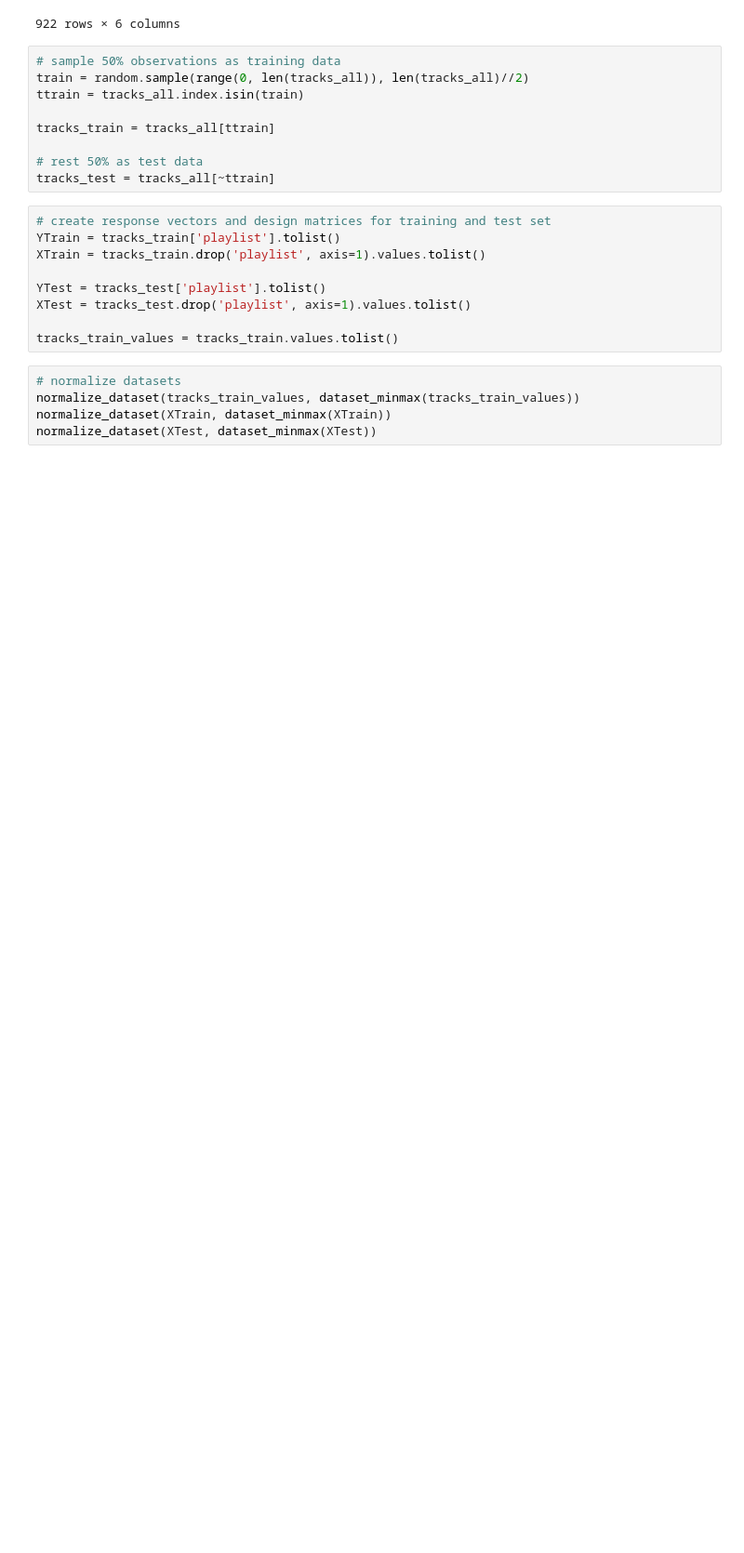
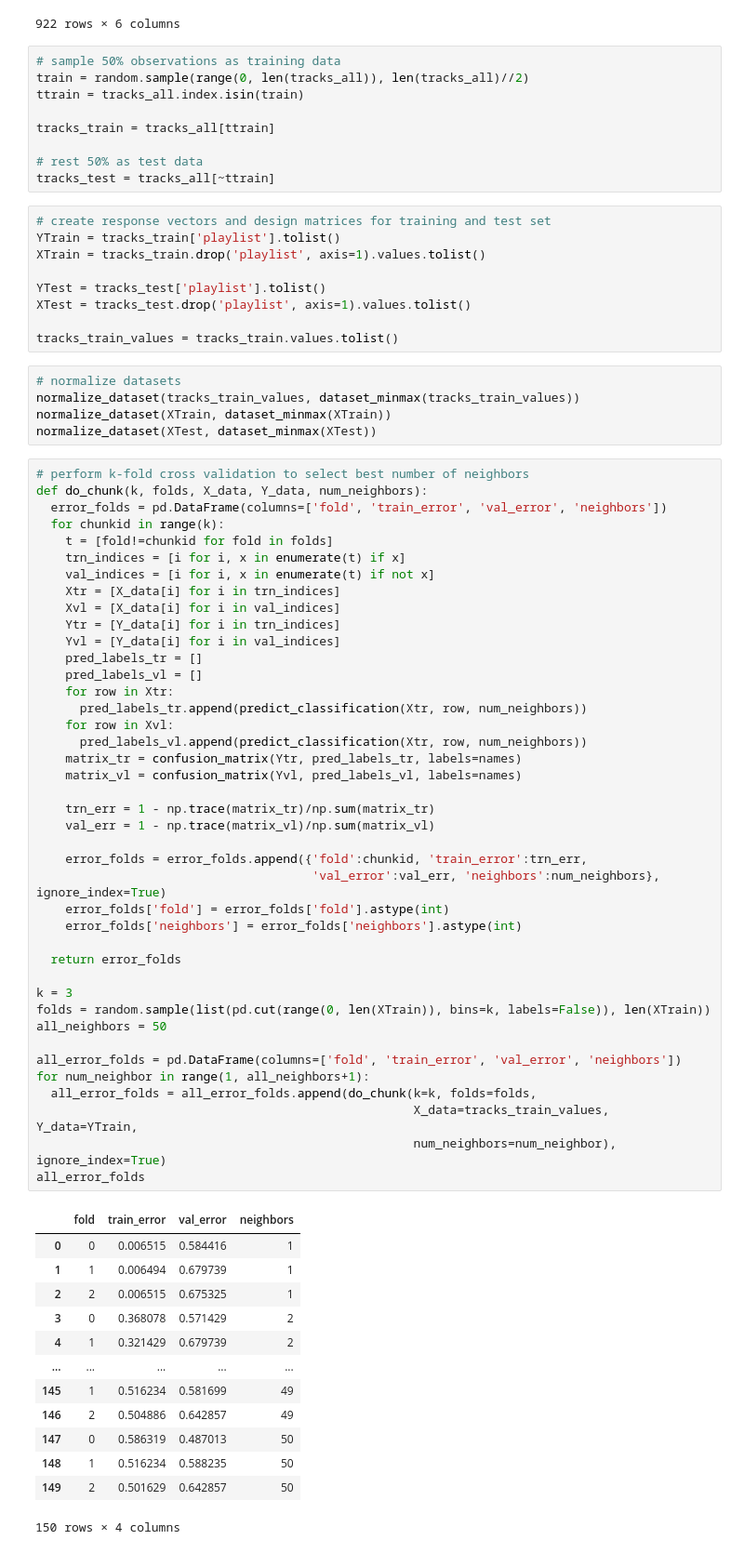
Before and after one commit to edwardD2/API_Spotify, a Jupyter notebook: knn.ipynb, the cells around one changed output. Shown at 93% size. Drawn from its saved outputs; the diff is of its cells as text; blank space fills up the shorter version.

```diff
--- a/knn.ipynb
+++ b/knn.ipynb
@@ -105,3 +106,58 @@ tracks_train_values = tracks_train.values.tolist()
 normalize_dataset(tracks_train_values, dataset_minmax(tracks_train_values))
 normalize_dataset(XTrain, dataset_minmax(XTrain))
 normalize_dataset(XTest, dataset_minmax(XTest))
+# %%
+# perform k-fold cross validation to select best number of neighbors
+def do_chunk(k, folds, X_data, Y_data, num_neighbors):
+  error_folds = pd.DataFrame(columns=['fold', 'train_error', 'val_error', 'neighbors'])
+  for chunkid in range(k):
+    t = [fold!=chunkid for fold in folds]
+    trn_indices = [i for i, x in enumerate(t) if x]
+    val_indices = [i for i, x in enumerate(t) if not x]
+    Xtr = [X_data[i] for i in trn_indices]
+    Xvl = [X_data[i] for i in val_indices]
+    Ytr = [Y_data[i] for i in trn_indices]
+    Yvl = [Y_data[i] for i in val_indices]
+    pred_labels_tr = []
+    pred_labels_vl = []
+    for row in Xtr:
+      pred_labels_tr.append(predict_classification(Xtr, row, num_neighbors))
+    for row in Xvl:
+      pred_labels_vl.append(predict_classification(Xtr, row, num_neighbors))
+    matrix_tr = confusion_matrix(Ytr, pred_labels_tr, labels=names)
+    matrix_vl = confusion_matrix(Yvl, pred_labels_vl, labels=names)
+
+    trn_err = 1 - np.trace(matrix_tr)/np.sum(matrix_tr)
+    val_err = 1 - np.trace(matrix_vl)/np.sum(matrix_vl)
+
+    error_folds = error_folds.append({'fold':chunkid, 'train_error':trn_err,
+                                      'val_error':val_err, 'neighbors':num_neighbors}, ignore_index=True)
+    error_folds['fold'] = error_folds['fold'].astype(int)
+    error_folds['neighbors'] = error_folds['neighbors'].astype(int)
+
+  return error_folds
+
+k = 3
+folds = random.sample(list(pd.cut(range(0, len(XTrain)), bins=k, labels=False)), len(XTrain))
+all_neighbors = 50
+
+all_error_folds = pd.DataFrame(columns=['fold', 'train_error', 'val_error', 'neighbors'])
+for num_neighbor in range(1, all_neighbors+1):
+  all_error_folds = all_error_folds.append(do_chunk(k=k, folds=folds,
+                                                    X_data=tracks_train_values, Y_data=YTrain,
+                                                    num_neighbors=num_neighbor), ignore_index=True)
+all_error_folds
+# %% [output]
+|  | fold | train_error | val_error | neighbors |
+| 0 | 0 | 0.006515 | 0.584416 | 1 |
+| 1 | 1 | 0.006494 | 0.679739 | 1 |
+| 2 | 2 | 0.006515 | 0.675325 | 1 |
+| 3 | 0 | 0.368078 | 0.571429 | 2 |
+| 4 | 1 | 0.321429 | 0.679739 | 2 |
+| ... | ... | ... | ... | ... |
+| 145 | 1 | 0.516234 | 0.581699 | 49 |
+| 146 | 2 | 0.504886 | 0.642857 | 49 |
+| 147 | 0 | 0.586319 | 0.487013 | 50 |
+| 148 | 1 | 0.516234 | 0.588235 | 50 |
+| 149 | 2 | 0.501629 | 0.642857 | 50 |
+150 rows × 4 columns
```
Also changed, not shown: parts of 6 cells of this notebook.
